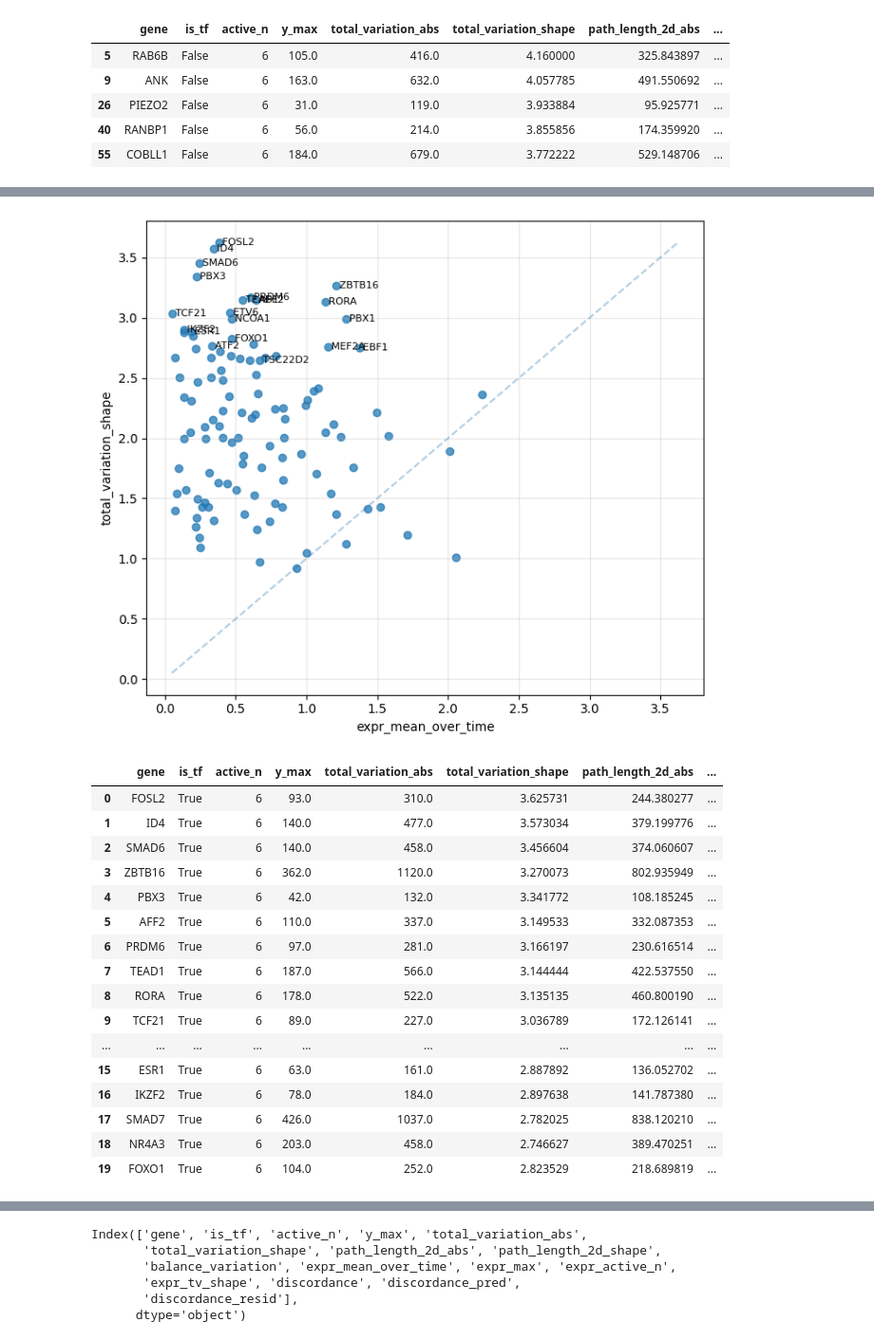
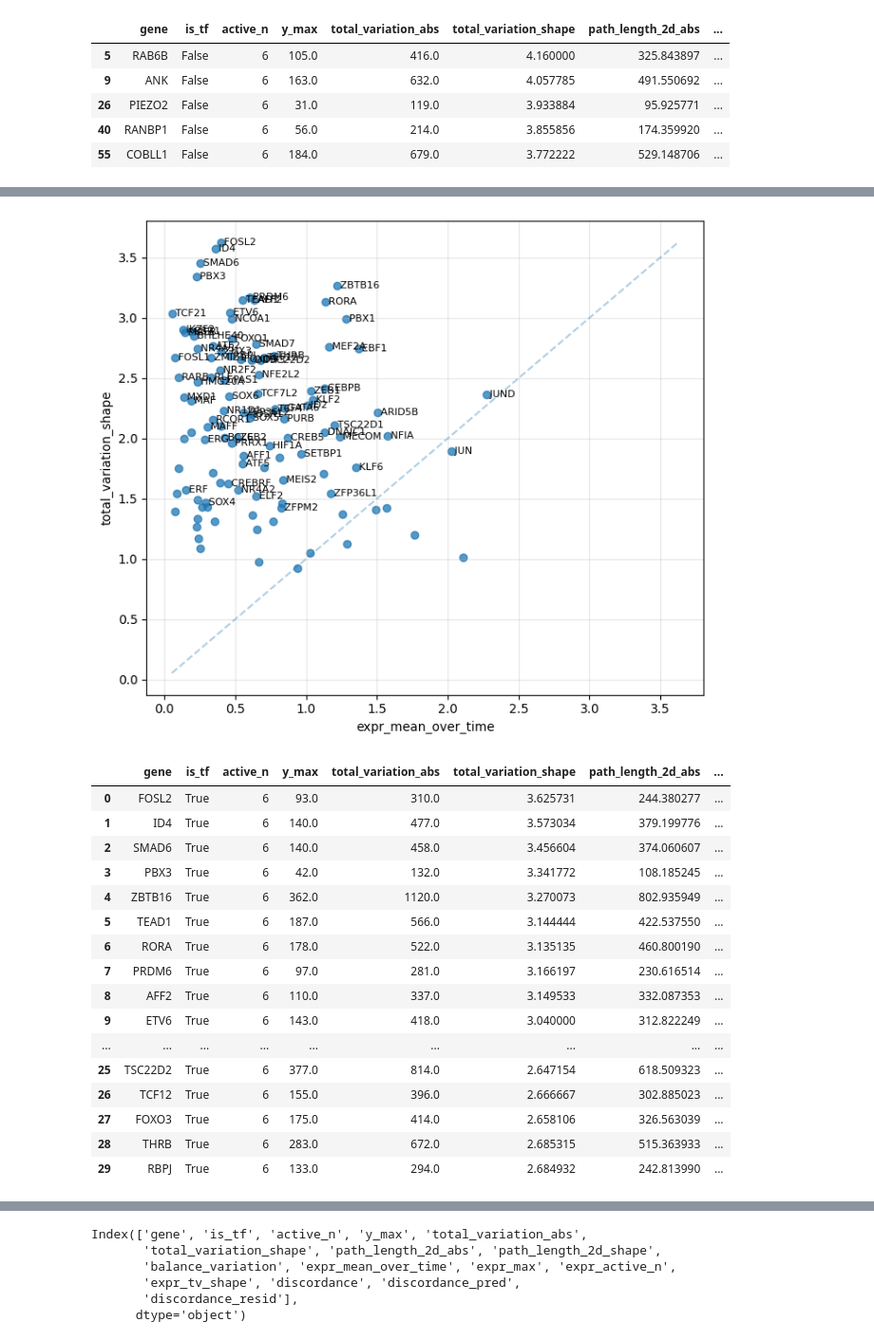
Before and after one commit to Clement-W/DynamicNetworkExplorer, a Jupyter notebook: temporal_network_analysis.ipynb, the cells around one changed output, grey strips where cells are left out. Shown at 95% size. Saved outputs shown, nothing was run; the diff lists cells and outputs as text; code cells hidden in the pictures.

```diff
--- a/temporal_network_analysis.ipynb
+++ b/temporal_network_analysis.ipynb
@@ -692,27 +876,28 @@ Clustering 1629 genes into 16 clusters...
 # %%
 path_adata = "/Users/cweinrei/Documents/temporalGRN/data/CAD/training_ready/test_case_CAD_04Mar.h5ad"
-expr_table = build_expression_table(path_adata, gene_counts, time_col="time", scale_mode="q95")
+expr_table = build_expression_table(path_adata, time_col="time", scale_mode="q95")
 expr_metrics = compute_expression_metrics(expr_table)
 disc = discordance_table(metrics, expr_metrics, only_tf=True, min_y_max=5, min_active_n=6, reg_col="total_variation_shape")
-plot_discordance_scatter(disc, x="expr_mean_over_time", y="total_variation_shape", score="discordance", top_n=20)
-disc.head(20)
+plot_discordance_scatter(disc, x="expr_mean_over_time", y="total_variation_shape", score="discordance", top_n=80)
+disc.head(30)
 #most interesting plot to see HIGH variation of regulatory activity versus low expression mean over time
+#TRPS1 put it?
 # %% [output]
-[figure, old version]
+[figure, new version]
 |  | gene | is_tf | active_n | y_max | total_variation_abs | total_variation_shape | path_length_2d_abs | ... |
 | 0 | FOSL2 | True | 6 | 93.0 | 310.0 | 3.625731 | 244.380277 | ... |
 | 1 | ID4 | True | 6 | 140.0 | 477.0 | 3.573034 | 379.199776 | ... |
 | 2 | SMAD6 | True | 6 | 140.0 | 458.0 | 3.456604 | 374.060607 | ... |
-| 3 | ZBTB16 | True | 6 | 362.0 | 1120.0 | 3.270073 | 802.935949 | ... |
-| 4 | PBX3 | True | 6 | 42.0 | 132.0 | 3.341772 | 108.185245 | ... |
-| 5 | AFF2 | True | 6 | 110.0 | 337.0 | 3.149533 | 332.087353 | ... |
-| 6 | PRDM6 | True | 6 | 97.0 | 281.0 | 3.166197 | 230.616514 | ... |
-| 7 | TEAD1 | True | 6 | 187.0 | 566.0 | 3.144444 | 422.537550 | ... |
-| 8 | RORA | True | 6 | 178.0 | 522.0 | 3.135135 | 460.800190 | ... |
-| 9 | TCF21 | True | 6 | 89.0 | 227.0 | 3.036789 | 172.126141 | ... |
+| 3 | PBX3 | True | 6 | 42.0 | 132.0 | 3.341772 | 108.185245 | ... |
+| 4 | ZBTB16 | True | 6 | 362.0 | 1120.0 | 3.270073 | 802.935949 | ... |
+| 5 | TEAD1 | True | 6 | 187.0 | 566.0 | 3.144444 | 422.537550 | ... |
+| 6 | RORA | True | 6 | 178.0 | 522.0 | 3.135135 | 460.800190 | ... |
+| 7 | PRDM6 | True | 6 | 97.0 | 281.0 | 3.166197 | 230.616514 | ... |
+| 8 | AFF2 | True | 6 | 110.0 | 337.0 | 3.149533 | 332.087353 | ... |
+| 9 | ETV6 | True | 6 | 143.0 | 418.0 | 3.040000 | 312.822249 | ... |
 | ... | ... | ... | ... | ... | ... | ... | ... | ... |
-| 15 | ESR1 | True | 6 | 63.0 | 161.0 | 2.887892 | 136.052702 | ... |
-| 16 | IKZF2 | True | 6 | 78.0 | 184.0 | 2.897638 | 141.787380 | ... |
-| 17 | SMAD7 | True | 6 | 426.0 | 1037.0 | 2.782025 | 838.120210 | ... |
-| 18 | NR4A3 | True | 6 | 203.0 | 458.0 | 2.746627 | 389.470251 | ... |
-| 19 | FOXO1 | True | 6 | 104.0 | 252.0 | 2.823529 | 218.689819 | ... |
+| 25 | TSC22D2 | True | 6 | 377.0 | 814.0 | 2.647154 | 618.509323 | ... |
+| 26 | TCF12 | True | 6 | 155.0 | 396.0 | 2.666667 | 302.885023 | ... |
+| 27 | FOXO3 | True | 6 | 175.0 | 414.0 | 2.658106 | 326.563039 | ... |
+| 28 | THRB | True | 6 | 283.0 | 672.0 | 2.685315 | 515.363933 | ... |
+| 29 | RBPJ | True | 6 | 133.0 | 294.0 | 2.684932 | 242.813990 | ... |
```
Also changed, not shown: parts of 25 cells of this notebook, 2 other files.
